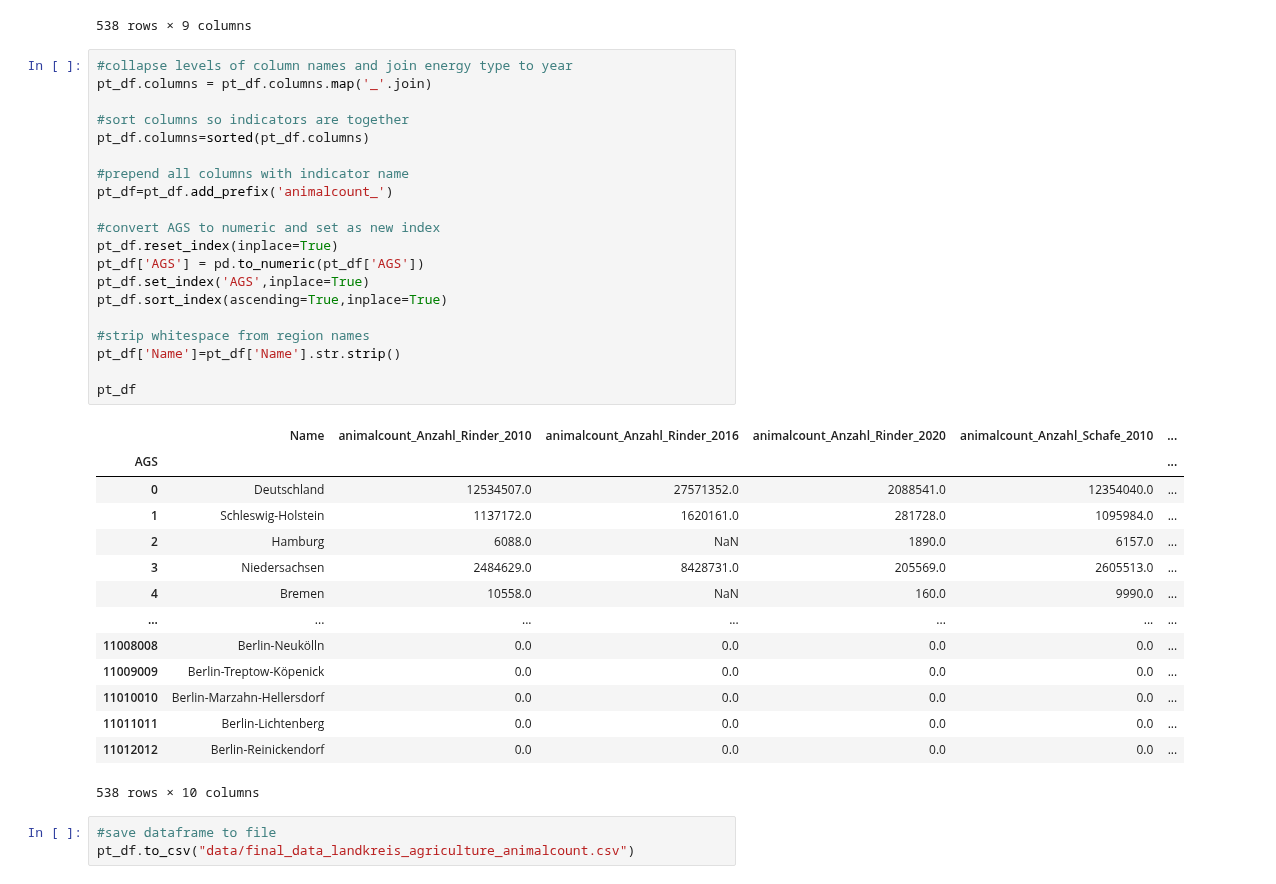
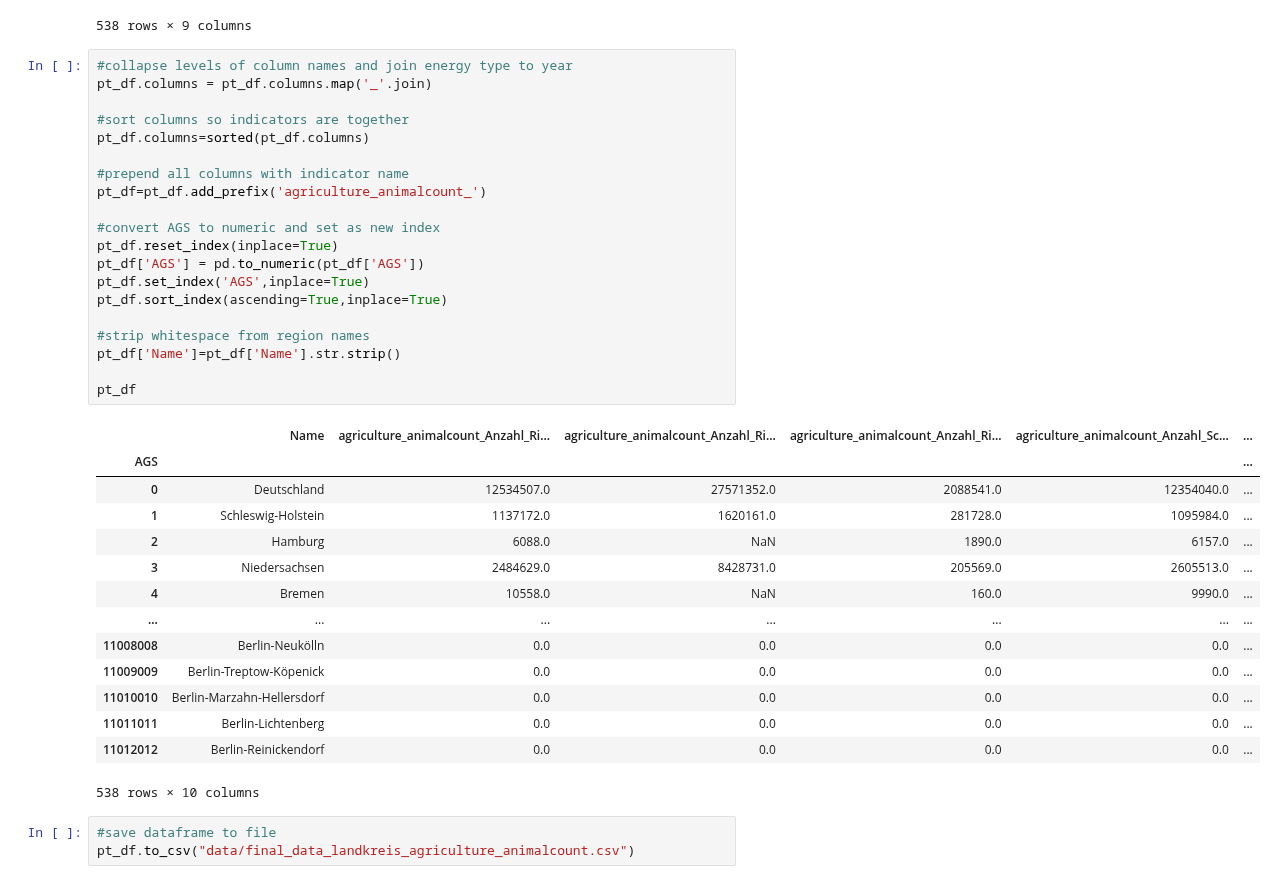
Before and after one commit to uclab-potsdam/klimataz, a Jupyter notebook: agriculture/final_data_agriculture_landkreis.ipynb, the cells around one changed output. Saved outputs shown, nothing was run; the diff lists cells and outputs as text.

```diff
--- a/agriculture/final_data_agriculture_landkreis.ipynb
+++ b/agriculture/final_data_agriculture_landkreis.ipynb
@@ -96,25 +96,25 @@ pt_df
 # %%
 #collapse levels of column names and join energy type to year
 pt_df.columns = pt_df.columns.map('_'.join)
 
 #sort columns so indicators are together
 pt_df.columns=sorted(pt_df.columns)
 
 #prepend all columns with indicator name
-pt_df=pt_df.add_prefix('animalcount_')
+pt_df=pt_df.add_prefix('agriculture_animalcount_')
 
 #convert AGS to numeric and set as new index
 pt_df.reset_index(inplace=True)
 pt_df['AGS'] = pd.to_numeric(pt_df['AGS'])
 pt_df.set_index('AGS',inplace=True)
 pt_df.sort_index(ascending=True,inplace=True)
 
 #strip whitespace from region names
 pt_df['Name']=pt_df['Name'].str.strip()
 
 pt_df
 # %% [output]
-|  | Name | animalcount_Anzahl_Rinder_2010 | animalcount_Anzahl_Rinder_2016 | animalcount_Anzahl_Rinder_2020 | animalcount_Anzahl_Schafe_2010 | ... |
+|  | Name | agriculture_animalcount_Anzahl_Ri... | agriculture_animalcount_Anzahl_Ri... | agriculture_animalcount_Anzahl_Ri... | agriculture_animalcount_Anzahl_Sc... | ... |
 | AGS |  |  |  |  |  | ... |
 | 0 | Deutschland | 12534507.0 | 27571352.0 | 2088541.0 | 12354040.0 | ... |
 | 1 | Schleswig-Holstein | 1137172.0 | 1620161.0 | 281728.0 | 1095984.0 | ... |
```
Also changed, not shown: 5 other files.
